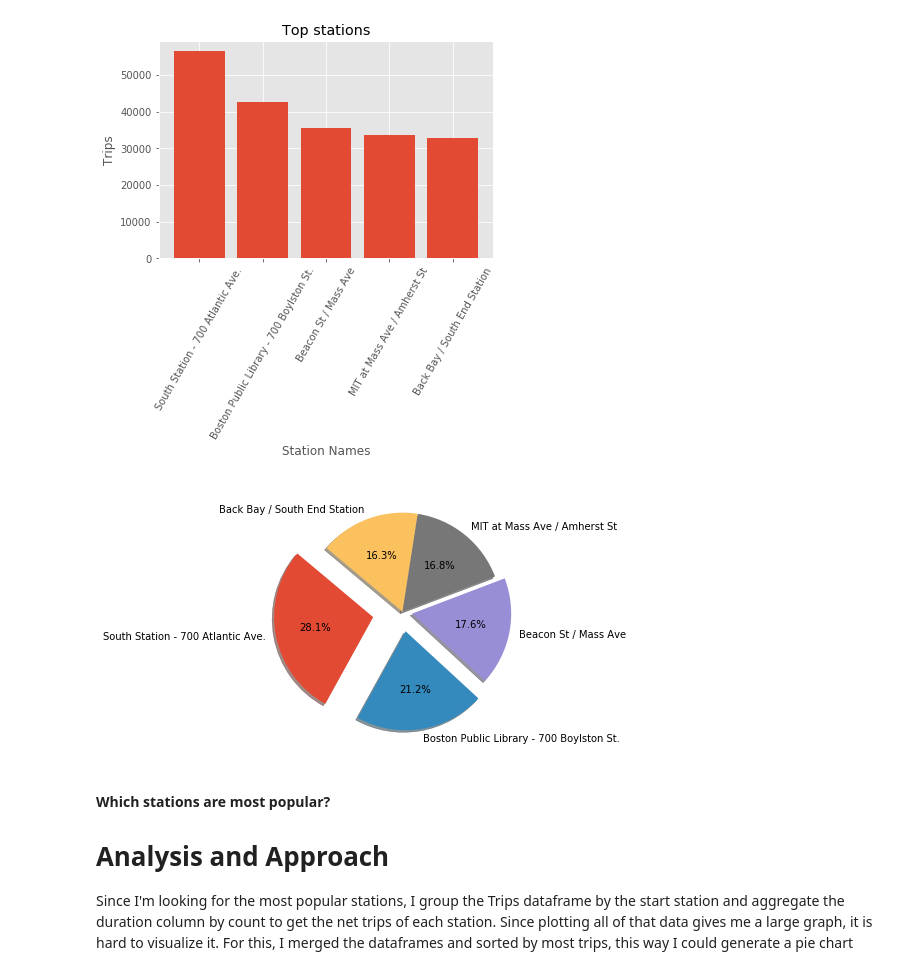
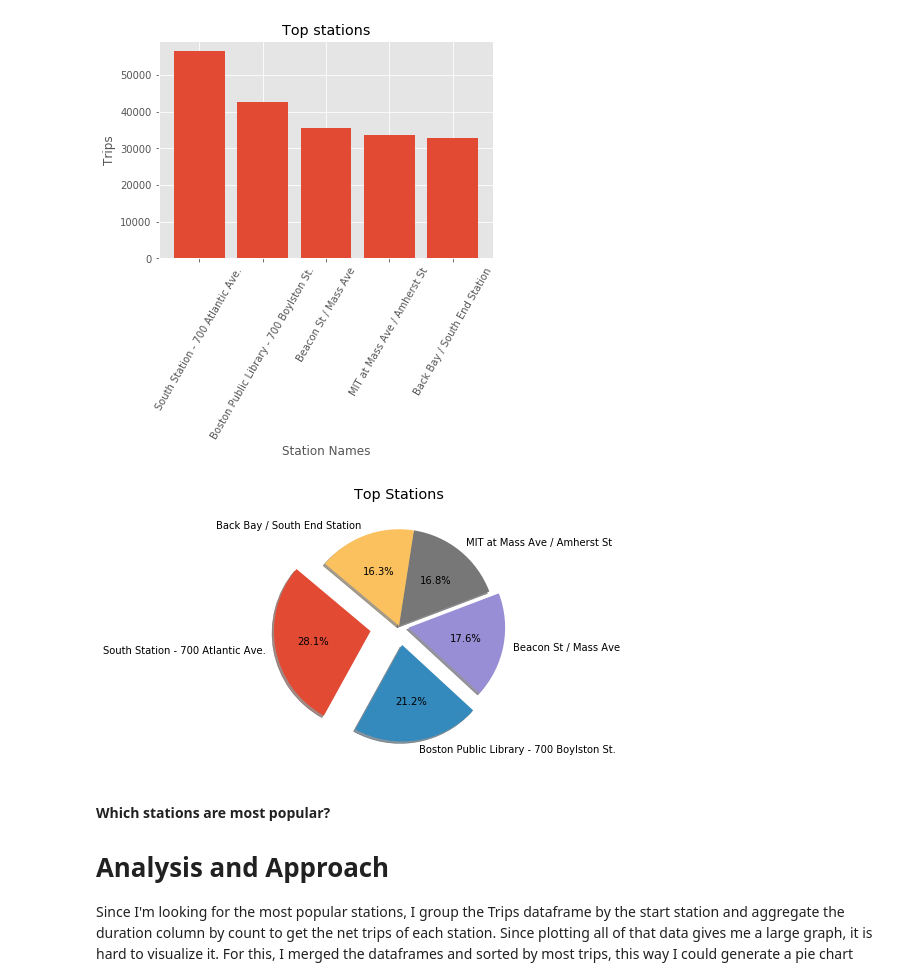
Before and after one commit to jisanos/Hubway-Data-Visualization-Challenge, a Jupyter notebook: Exam_Script.ipynb, the cells around one changed output. Saved outputs shown, nothing was run; the diff lists cells and outputs as text; code cells hidden in the pictures.

```diff
--- a/Exam_Script.ipynb
+++ b/Exam_Script.ipynb
@@ -354,9 +356,10 @@ Text(0.5, 1.0, 'Top stations')
 [figure]
 # %%
 plt.pie(Top_stations.Trips, shadow=True, labels=Top_stations.station, startangle=140, explode = (0.3, 0.2, 0.1, 0, 0),autopct='%1.1f%%')
+plt.title('Top Stations')
 plt.tight_layout()
 # %% [output]
-[figure, old version]
+[figure, new version]
 # %% [markdown]
 #### Which stations are most popular?
 
```
Also changed, not shown: parts of 28 cells of this notebook.
